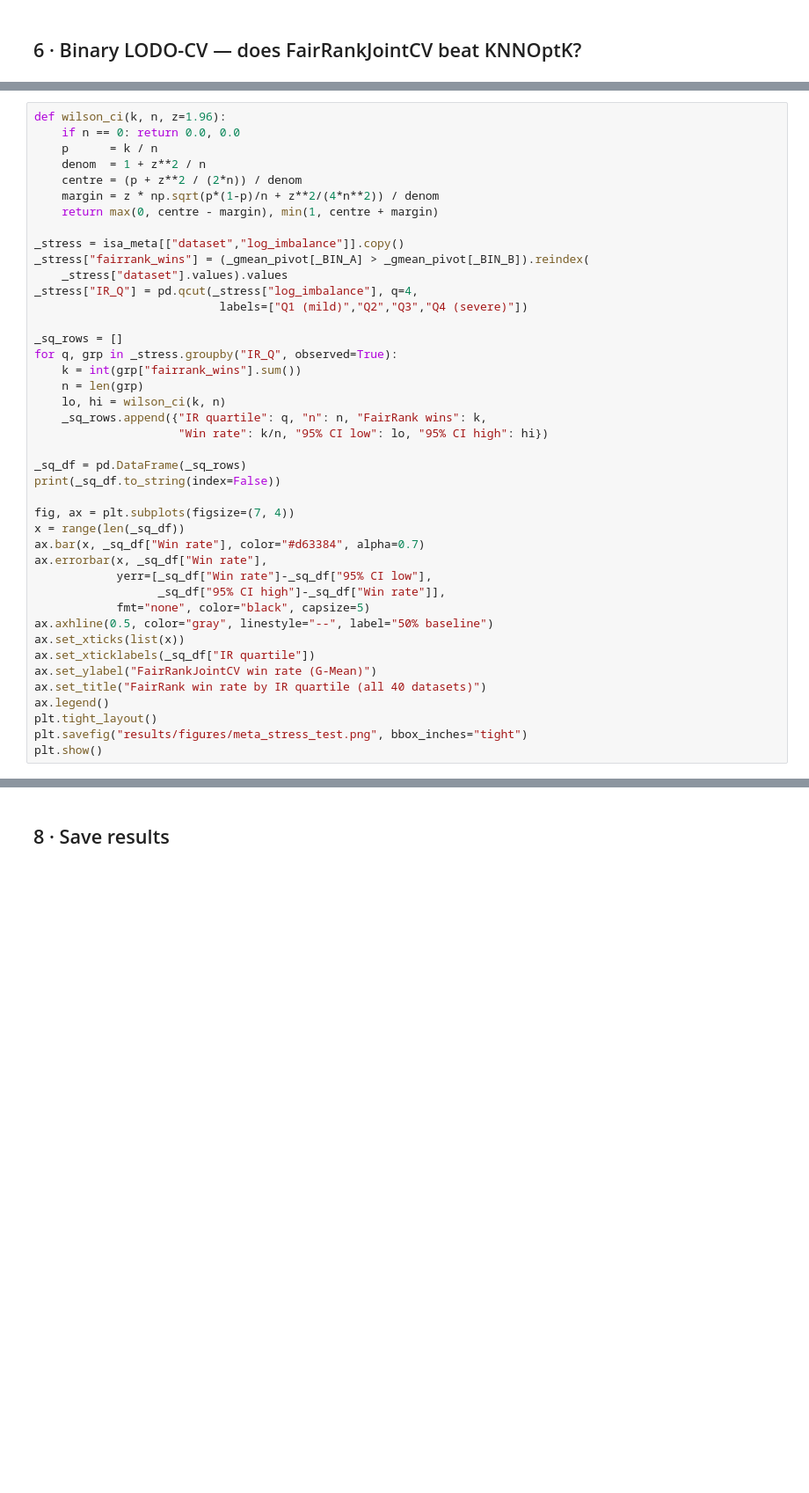
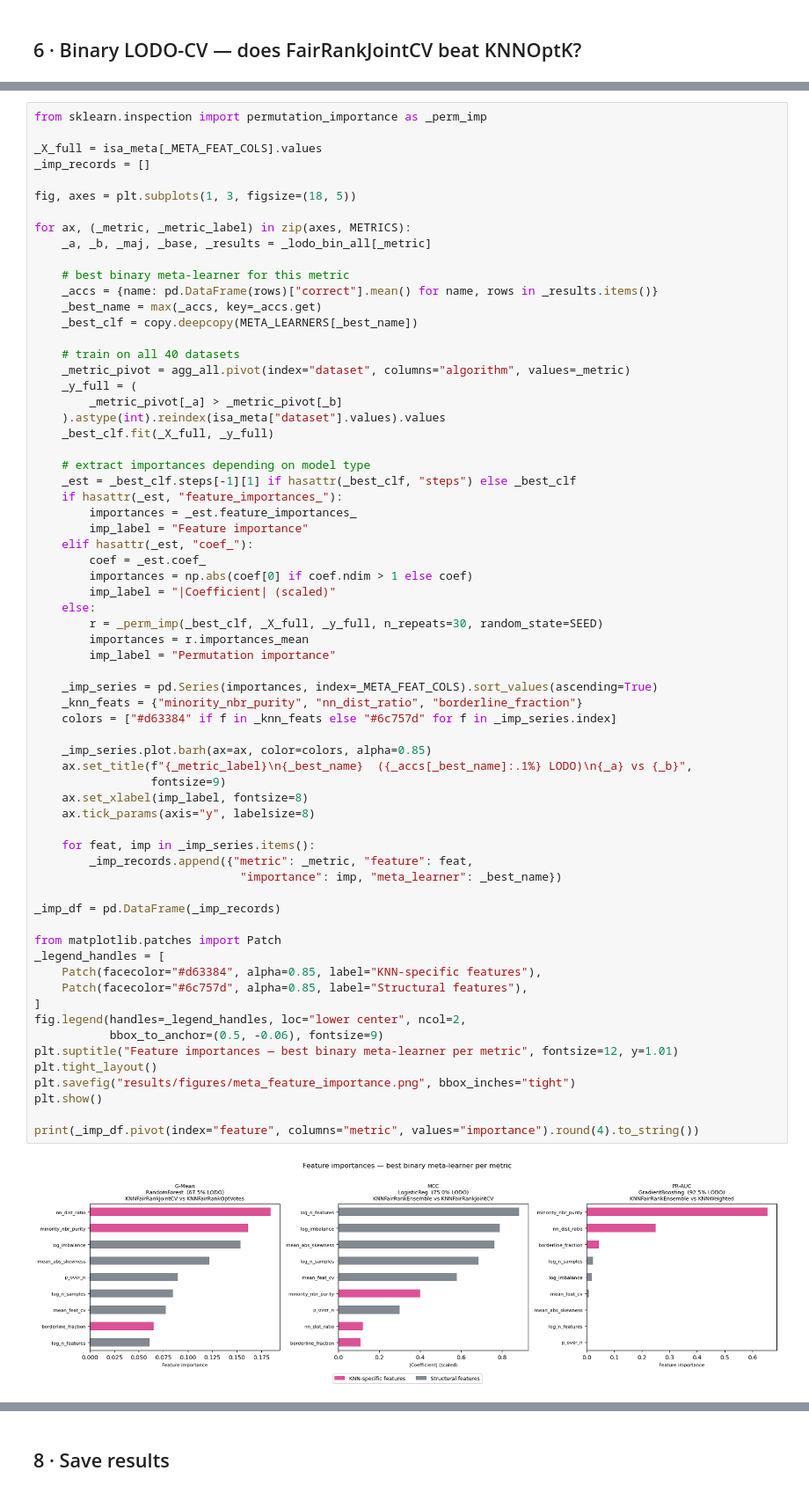
Before and after one commit to zepaulo333/knn_classimbalance, a Jupyter notebook: notebooks/meta_analysis.ipynb, the cells around one changed output, grey strips where cells are left out. Shown at 88% size. Saved outputs shown, nothing was run; the diff lists cells and outputs as text; blank space fills up the shorter version.

```diff
--- a/notebooks/meta_analysis.ipynb
+++ b/notebooks/meta_analysis.ipynb
@@ -449,43 +456,68 @@ FairRank win rate        : 85.0%  (34/40 datasets)
 # %%
-def wilson_ci(k, n, z=1.96):
-    if n == 0: return 0.0, 0.0
-    p      = k / n
-    denom  = 1 + z**2 / n
-    centre = (p + z**2 / (2*n)) / denom
-    margin = z * np.sqrt(p*(1-p)/n + z**2/(4*n**2)) / denom
-    return max(0, centre - margin), min(1, centre + margin)
+from sklearn.inspection import permutation_importance as _perm_imp
 
-_stress = isa_meta[["dataset","log_imbalance"]].copy()
-_stress["fairrank_wins"] = (_gmean_pivot[_BIN_A] > _gmean_pivot[_BIN_B]).reindex(
-    _stress["dataset"].values).values
-_stress["IR_Q"] = pd.qcut(_stress["log_imbalance"], q=4,
-                           labels=["Q1 (mild)","Q2","Q3","Q4 (severe)"])
+_X_full = isa_meta[_META_FEAT_COLS].values
+_imp_records = []
 
-_sq_rows = []
-for q, grp in _stress.groupby("IR_Q", observed=True):
-    k = int(grp["fairrank_wins"].sum())
-    n = len(grp)
-    lo, hi = wilson_ci(k, n)
-    _sq_rows.append({"IR quartile": q, "n": n, "FairRank wins": k,
-                     "Win rate": k/n, "95% CI low": lo, "95% CI high": hi})
+fig, axes = plt.subplots(1, 3, figsize=(18, 5))
 
-_sq_df = pd.DataFrame(_sq_rows)
-print(_sq_df.to_string(index=False))
+for ax, (_metric, _metric_label) in zip(axes, METRICS):
+    _a, _b, _maj, _base, _results = _lodo_bin_all[_metric]
 
-fig, ax = plt.subplots(figsize=(7, 4))
-x = range(len(_sq_df))
-ax.bar(x, _sq_df["Win rate"], color="#d63384", alpha=0.7)
-ax.errorbar(x, _sq_df["Win rate"],
-            yerr=[_sq_df["Win rate"]-_sq_df["95% CI low"],
-                  _sq_df["95% CI high"]-_sq_df["Win rate"]],
-            fmt="none", color="black", capsize=5)
-ax.axhline(0.5, color="gray", linestyle="--", label="50% baseline")
-ax.set_xticks(list(x))
-ax.set_xticklabels(_sq_df["IR quartile"])
-ax.set_ylabel("FairRankJointCV win rate (G-Mean)")
-ax.set_title("FairRank win rate by IR quartile (all 40 datasets)")
-ax.legend()
+    # best binary meta-learner for this metric
+    _accs = {name: pd.DataFrame(rows)["correct"].mean() for name, rows in _results.items()}
+    _best_name = max(_accs, key=_accs.get)
+    _best_clf = copy.deepcopy(META_LEARNERS[_best_name])
+
+    # train on all 40 datasets
+    _metric_pivot = agg_all.pivot(index="dataset", columns="algorithm", values=_metric)
+    _y_full = (
+        _metric_pivot[_a] > _metric_pivot[_b]
+    ).astype(int).reindex(isa_meta["dataset"].values).values
+    _best_clf.fit(_X_full, _y_full)
+
+    # extract importances depending on model type
+    _est = _best_clf.steps[-1][1] if hasattr(_best_clf, "steps") else _best_clf
+    if hasattr(_est, "feature_importances_"):
+        importances = _est.feature_importances_
+        imp_label = "Feature importance"
+    elif hasattr(_est, "coef_"):
+        coef = _est.coef_
+        importances = np.abs(coef[0] if coef.ndim > 1 else coef)
+        imp_label = "|Coefficient| (scaled)"
+    else:
+        r = _perm_imp(_best_clf, _X_full, _y_full, n_repeats=30, random_state=SEED)
+        importances = r.importances_mean
+        imp_label = "Permutation importance"
+
+    _imp_series = pd.Series(importances, index=_META_FEAT_COLS).sort_values(ascending=True)
+    _knn_feats = {"minority_nbr_purity", "nn_dist_ratio", "borderline_fraction"}
+    colors = ["#d63384" if f in _knn_feats else "#6c757d" for f in _imp_series.index]
+
+    _imp_series.plot.barh(ax=ax, color=colors, alpha=0.85)
+    ax.set_title(f"{_metric_label}\n{_best_name}  ({_accs[_best_name]:.1%} LODO)\n{_a} vs {_b}",
+                 fontsize=9)
+    ax.set_xlabel(imp_label, fontsize=8)
+    ax.tick_params(axis="y", labelsize=8)
+
+    for feat, imp in _imp_series.items():
+        _imp_records.append({"metric": _metric, "feature": feat,
+                              "importance": imp, "meta_learner": _best_name})
+
+_imp_df = pd.DataFrame(_imp_records)
+
+from matplotlib.patches import Patch
+_legend_handles = [
+    Patch(facecolor="#d63384", alpha=0.85, label="KNN-specific features"),
+    Patch(facecolor="#6c757d", alpha=0.85, label="Structural features"),
+]
+fig.legend(handles=_legend_handles, loc="lower center", ncol=2,
+           bbox_to_anchor=(0.5, -0.06), fontsize=9)
+plt.suptitle("Feature importances — best binary meta-learner per metric", fontsize=12, y=1.01)
 plt.tight_layout()
-plt.savefig("results/figures/meta_stress_test.png", bbox_inches="tight")
+plt.savefig("results/figures/meta_feature_importance.png", bbox_inches="tight")
 plt.show()
+
+print(_imp_df.pivot(index="feature", columns="metric", values="importance").round(4).to_string())
 # %% [output]
+[figure, new version]
```
Also changed, not shown: parts of 8 cells of this notebook, 16 other files.
